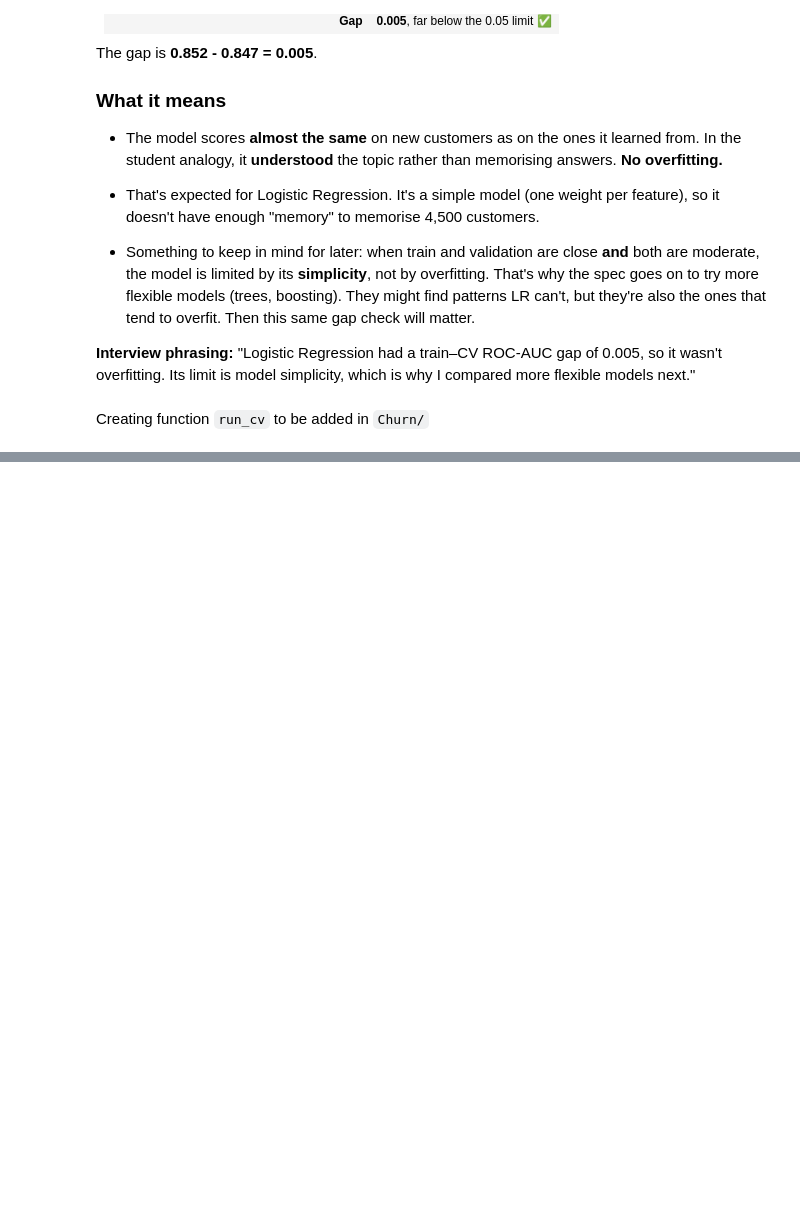
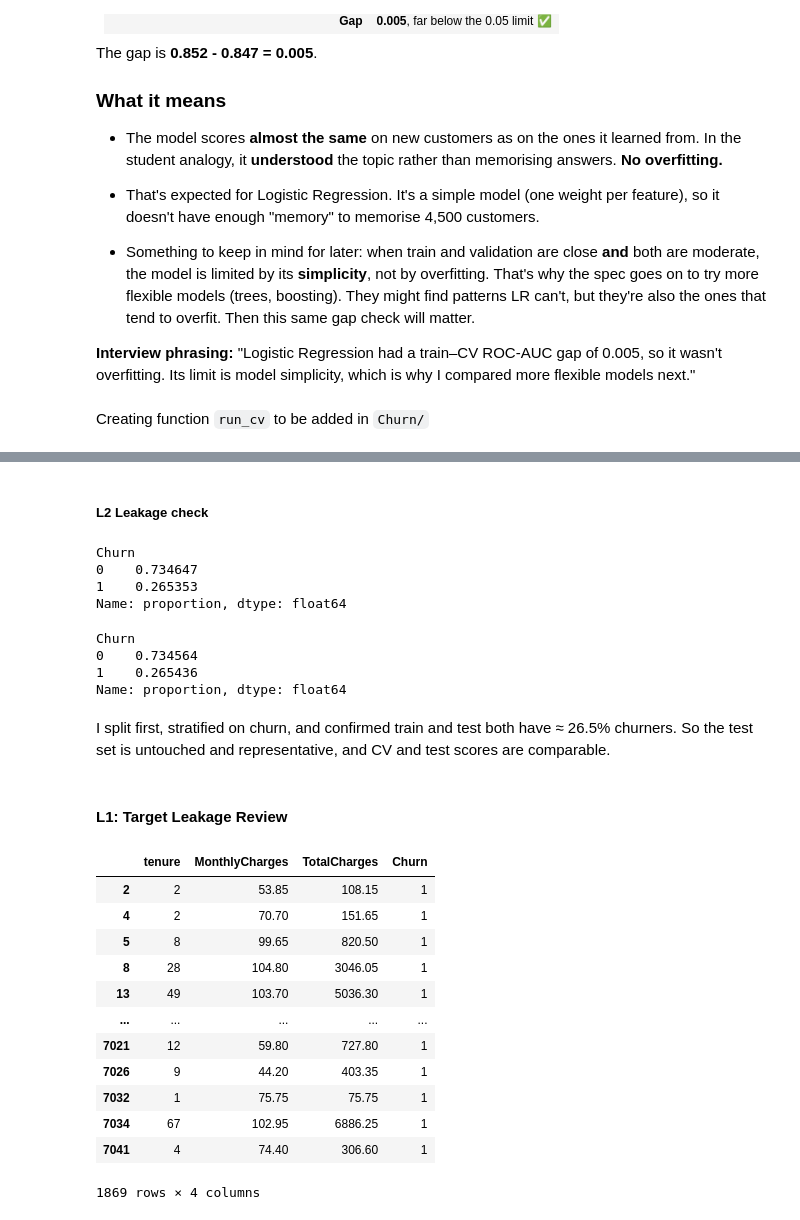
Before and after one commit to jeswingeorge/Telco-Customer-Churn-Kaggle, a Jupyter notebook: notebooks/4_baseline_models.ipynb, the cells around one changed output, grey strips where cells are left out. Drawn from its saved outputs; the diff is of its cells as text; code cells hidden in the pictures; blank space fills up the shorter version.

```diff
--- a/notebooks/4_baseline_models.ipynb
+++ b/notebooks/4_baseline_models.ipynb
@@ -366,0 +369,36 @@ run_cv(pipe_lr, "Logistic Regression")
+# %% [markdown]
+##### L2 Leakage check
+# %%
+y_train.value_counts(normalize=True)   # check the churn rate in the training set
+# %% [output]
+Churn
+0    0.734647
+1    0.265353
+Name: proportion, dtype: float64
+# %%
+y_test.value_counts(normalize=True)   # check the churn rate in the training set
+# %% [output]
+Churn
+0    0.734564
+1    0.265436
+Name: proportion, dtype: float64
+# %% [markdown]
+I split first, stratified on churn, and confirmed train and test both have ≈ 26.5% churners. So the test set is untouched and representative, and CV and test scores are comparable.
+# %% [markdown]
+#### L1: Target Leakage Review
+# %%
+df.loc[df['Churn']==1, ['tenure',  'MonthlyCharges', 'TotalCharges','Churn']].head(10)
+# %% [output]
+|  | tenure | MonthlyCharges | TotalCharges | Churn |
+| 2 | 2 | 53.85 | 108.15 | 1 |
+| 4 | 2 | 70.70 | 151.65 | 1 |
+| 5 | 8 | 99.65 | 820.50 | 1 |
+| 8 | 28 | 104.80 | 3046.05 | 1 |
+| 13 | 49 | 103.70 | 5036.30 | 1 |
+| ... | ... | ... | ... | ... |
+| 7021 | 12 | 59.80 | 727.80 | 1 |
+| 7026 | 9 | 44.20 | 403.35 | 1 |
+| 7032 | 1 | 75.75 | 75.75 | 1 |
+| 7034 | 67 | 102.95 | 6886.25 | 1 |
+| 7041 | 4 | 74.40 | 306.60 | 1 |
+1869 rows × 4 columns
```
Also changed, not shown: parts of 12 cells of this notebook, 4 other files.
